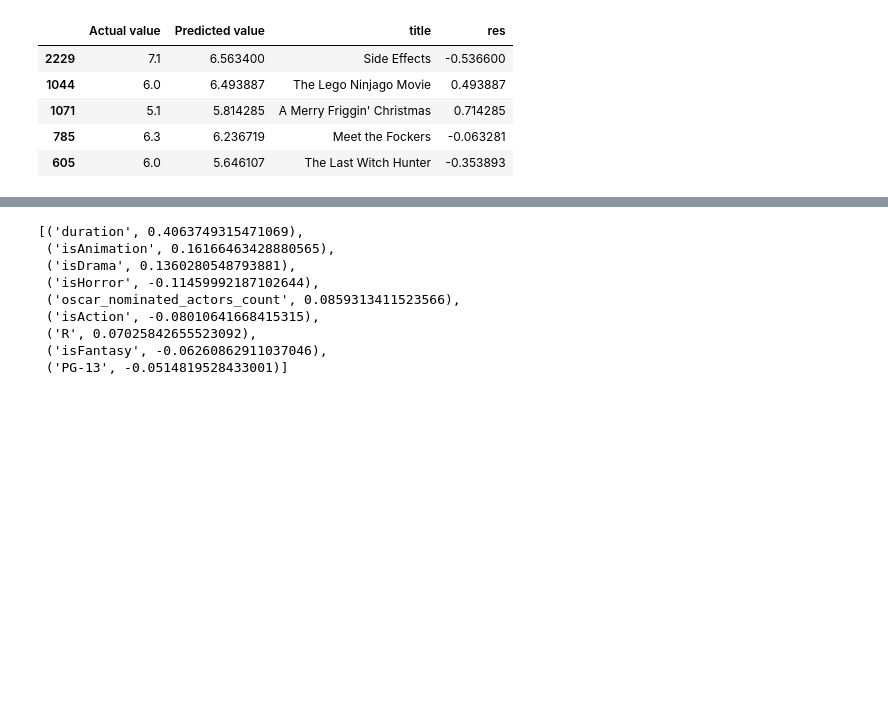
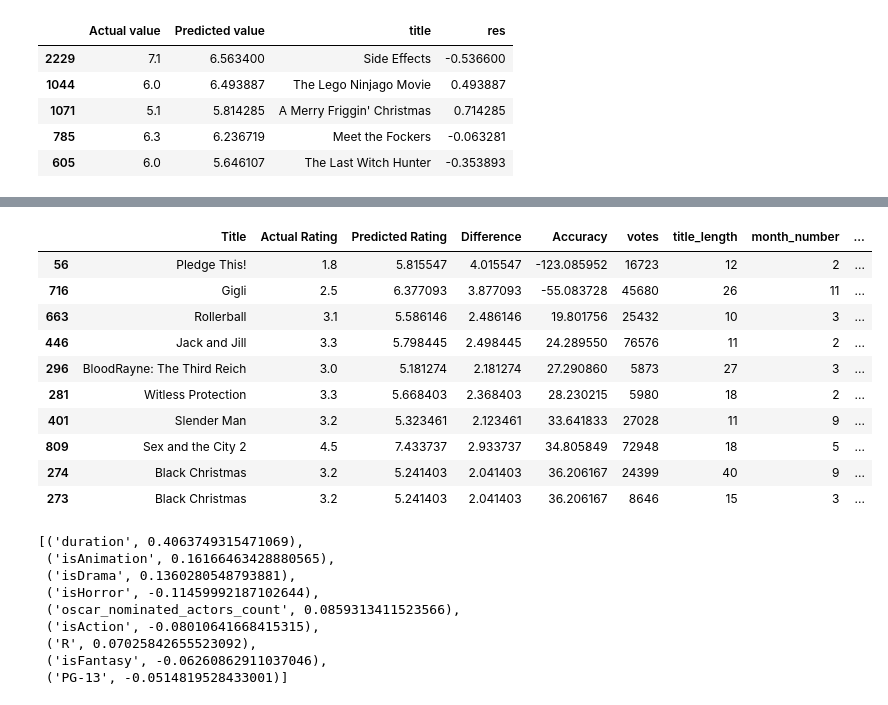
Before and after one commit to danielbrock4/Ratings_On_Demand, a Jupyter notebook: Jupyter_Notebook_Files/Predict_IMDB_Ratings_RidgeRegression.ipynb, the cells around one changed output, grey strips where cells are left out. Drawn from its saved outputs; the diff is of its cells as text; code cells hidden in the pictures; blank space fills up the shorter version.

```diff
--- a/Jupyter_Notebook_Files/Predict_IMDB_Ratings_RidgeRegression.ipynb
+++ b/Jupyter_Notebook_Files/Predict_IMDB_Ratings_RidgeRegression.ipynb
@@ -308,3 +370,20 @@ comp_complete.sort_values(by=['Difference']).head(20)
+# %%
+# Display Least Accurate Bottom 10
+
+least_accurate = comp_results.sort_values(by=['Accuracy']).head(10)
+least_accurate
+# %% [output]
+|  | Title | Actual Rating | Predicted Rating | Difference | Accuracy | votes | title_length | month_number | ... |
+| 56 | Pledge This! | 1.8 | 5.815547 | 4.015547 | -123.085952 | 16723 | 12 | 2 | ... |
+| 716 | Gigli | 2.5 | 6.377093 | 3.877093 | -55.083728 | 45680 | 26 | 11 | ... |
+| 663 | Rollerball | 3.1 | 5.586146 | 2.486146 | 19.801756 | 25432 | 10 | 3 | ... |
+| 446 | Jack and Jill | 3.3 | 5.798445 | 2.498445 | 24.289550 | 76576 | 11 | 2 | ... |
+| 296 | BloodRayne: The Third Reich | 3.0 | 5.181274 | 2.181274 | 27.290860 | 5873 | 27 | 3 | ... |
+| 281 | Witless Protection | 3.3 | 5.668403 | 2.368403 | 28.230215 | 5980 | 18 | 2 | ... |
+| 401 | Slender Man | 3.2 | 5.323461 | 2.123461 | 33.641833 | 27028 | 11 | 9 | ... |
+| 809 | Sex and the City 2 | 4.5 | 7.433737 | 2.933737 | 34.805849 | 72948 | 18 | 5 | ... |
+| 274 | Black Christmas | 3.2 | 5.241403 | 2.041403 | 36.206167 | 24399 | 40 | 9 | ... |
+| 273 | Black Christmas | 3.2 | 5.241403 | 2.041403 | 36.206167 | 8646 | 15 | 3 | ... |
 # %%
 # Combine coefficients and column names
 coef_zip = list(zip(final_main_df.drop(['imdb_rating' ], axis=1).columns.tolist(), rr.coef_))
```
Also changed, not shown: parts of 16 cells of this notebook, 1 other file.
